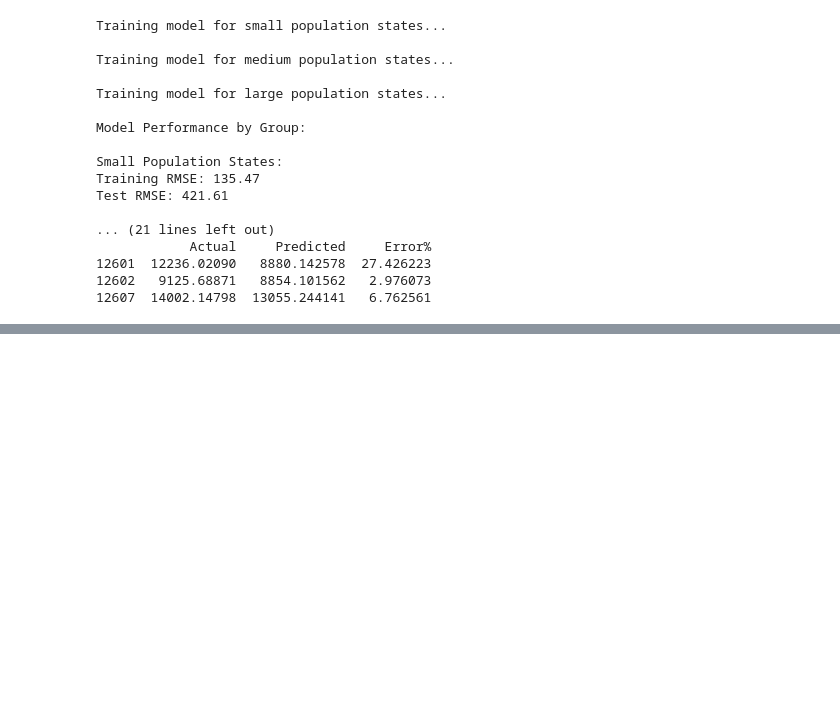
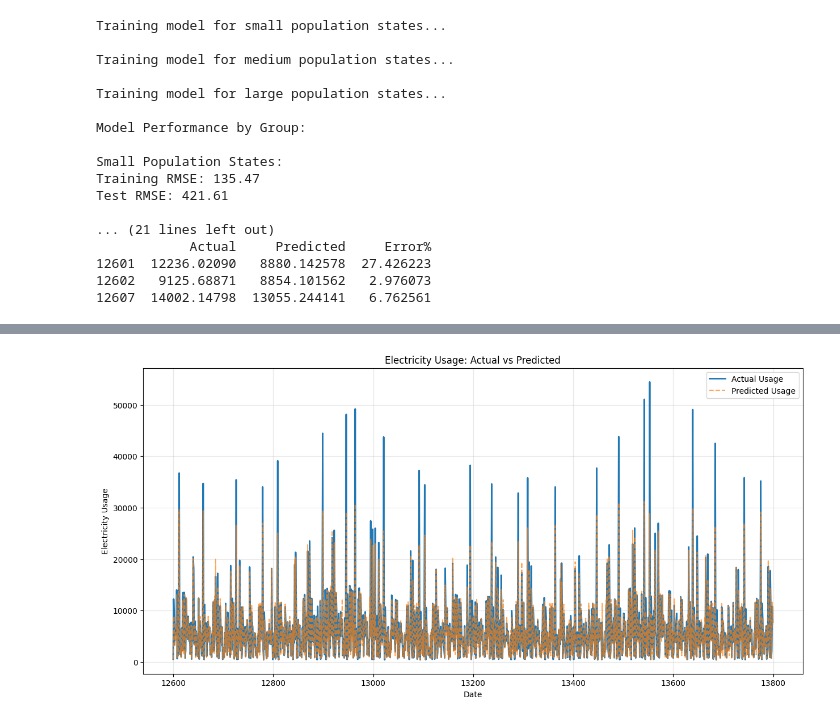
Before and after one commit to Ahmedayaz1210/electricity-usage-prediction, a Jupyter notebook: notebooks/Project - Draft 3.ipynb, the cells around one changed output, grey strips where cells are left out. Saved outputs shown, nothing was run; the diff lists cells and outputs as text; code cells hidden in the pictures; blank space fills up the shorter version.

```diff
--- a/notebooks/Project - Draft 3.ipynb
+++ b/notebooks/Project - Draft 3.ipynb
@@ -2967,0 +3168,23 @@ Test RMSE: 421.61
+# %%
+def plot_predictions_over_time():
+    plt.figure(figsize=(15, 7))
+
+    # Plot actual values and predictions
+    plt.plot(X_test.index, y_test,
+            label='Actual Usage',
+            linewidth=2)
+    plt.plot(X_test.index, new_test_pred,
+            label='Predicted Usage',
+            linestyle='--',
+            alpha=0.7)
+
+    plt.title('Electricity Usage: Actual vs Predicted')
+    plt.xlabel('Date')
+    plt.ylabel('Electricity Usage')
+    plt.legend()
+    plt.grid(True, alpha=0.3)
+    plt.show()
+
+plot_predictions_over_time()
+# %% [output]
+[figure, added]
```
Also changed, not shown: parts of 9 cells of this notebook.
